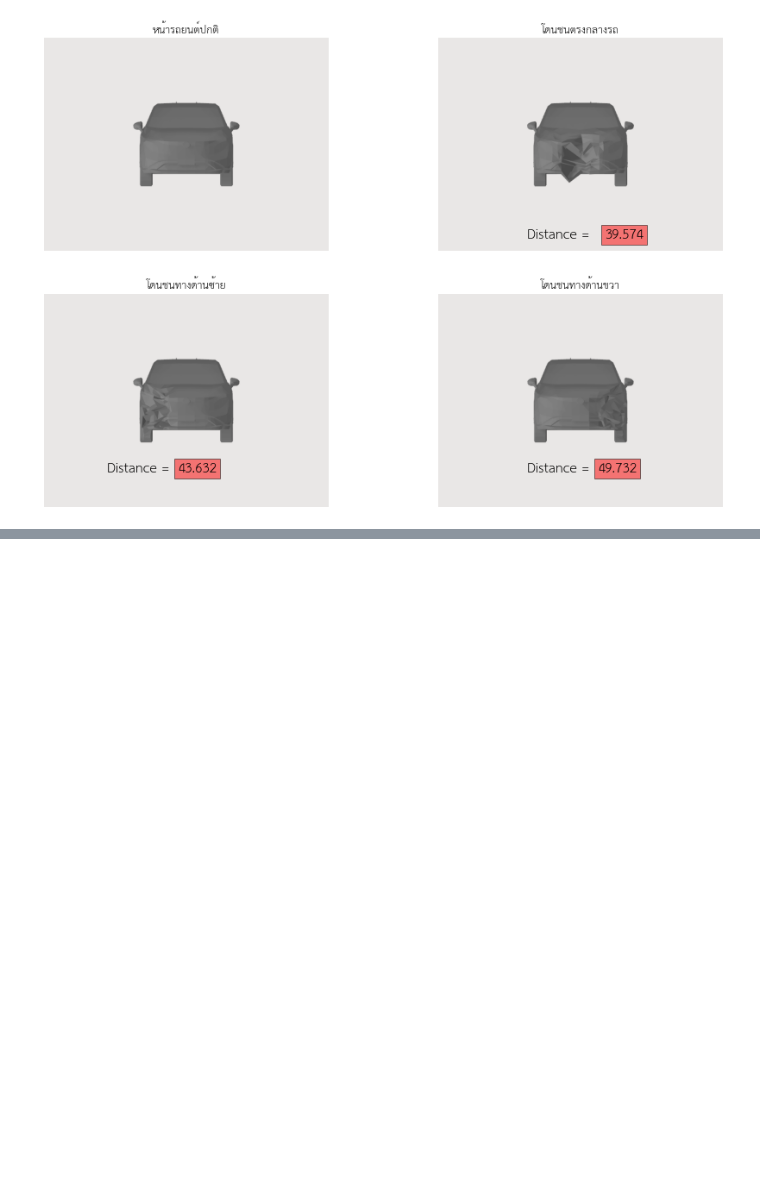
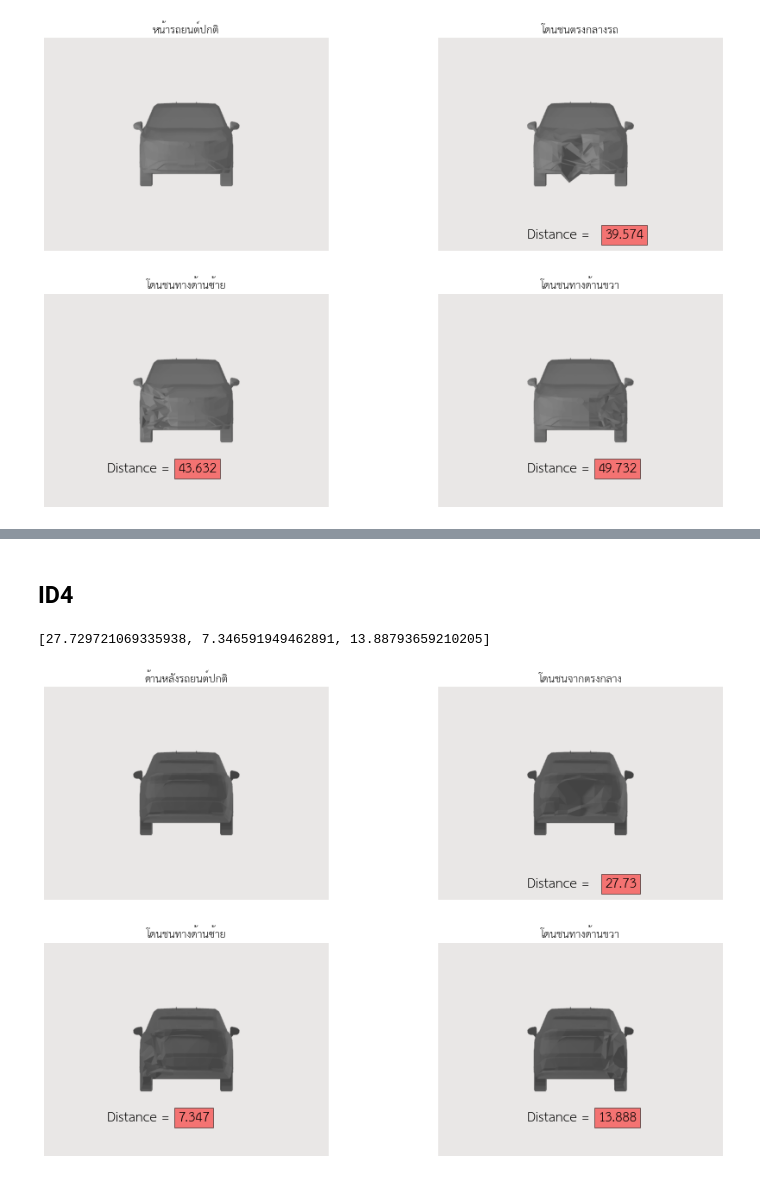
Before and after one commit to MeenTers/Project, a Jupyter notebook: Compare_view_3D.ipynb, the cells around one changed output, grey strips where cells are left out. Cells and saved outputs as stored; diff of their text form; code cells hidden in the pictures; blank space fills up the shorter version.

```diff
--- a/Compare_view_3D.ipynb
+++ b/Compare_view_3D.ipynb
@@ -425,0 +391,22 @@ show_img(img9f,img9_1,img9_2,img9_3,tx1,tx2,tx3,tx4,id9)
+# %% [markdown]
+## ID4
+# %%
+img4b   = cv2.imread(r'/content/drive/MyDrive/3D_Model/Back/base/ID4/ID4/ID4B.png')
+img4bbc = cv2.imread(r'/content/drive/MyDrive/3D_Model/Back/view/ID4/ID4/ID4BBC.png')
+img4bbl = cv2.imread(r'/content/drive/MyDrive/3D_Model/Back/view/ID4/ID4/ID4BBL.png')
+img4bbr = cv2.imread(r'/content/drive/MyDrive/3D_Model/Back/view/ID4/ID4/ID4BBR.png')
+# %%
+car4b_dataset , car4b_loader = get_dataset(r'/content/drive/MyDrive/3D_Model/Back/base/ID4')
+dmg4b_dataset , dmg4b_loader = get_dataset(r'/content/drive/MyDrive/3D_Model/Back/view/ID4')
+# %%
+id4bb = get_features(vgg,car4b_loader)
+id4vb = get_features(vgg,dmg4b_loader)
+# %%
+id4b = get_euclidean(id4bb,id4vb)
+id4b
+# %% [output]
+[27.729721069335938, 7.346591949462891, 13.88793659210205]
+# %%
+show_img(img4b,img4bbc,img4bbl,img4bbr,txb1,txb2,txb3,txb4,id4b)
+# %% [output]
+[figure, added]
```
Also changed, not shown: parts of 55 cells of this notebook.
